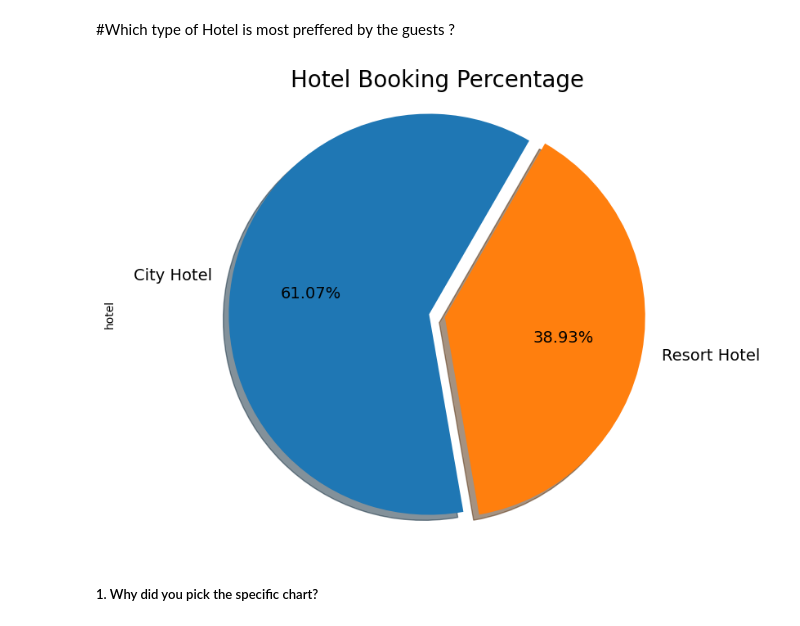
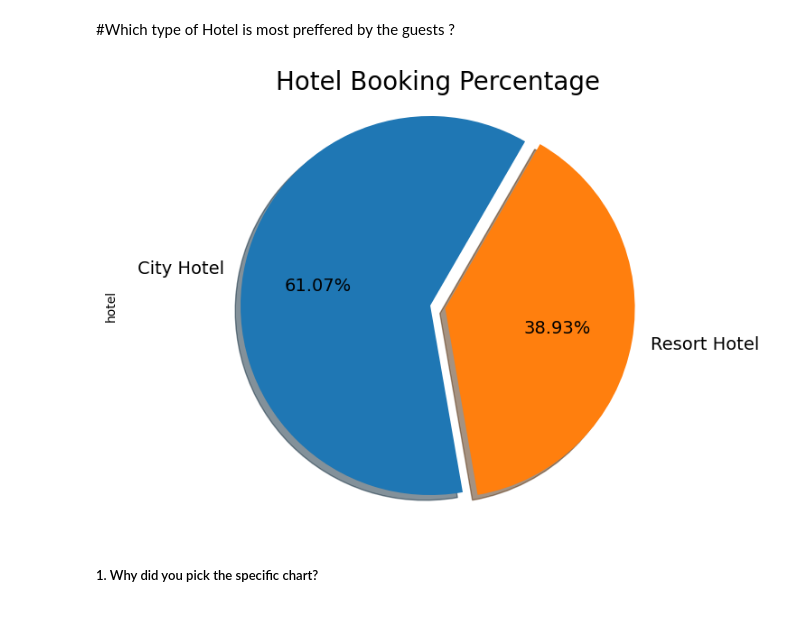
Before and after one commit to khanimrangithu/capstone2-hotel-booking-analysis, a Jupyter notebook: Copy_of_Sample_EDA_Submission_Template.ipynb, the cells around one changed output. Saved outputs shown, nothing was run; the diff lists cells and outputs as text; code cells hidden in the pictures.

```diff
--- a/Copy_of_Sample_EDA_Submission_Template.ipynb
+++ b/Copy_of_Sample_EDA_Submission_Template.ipynb
@@ -465,18 +463,18 @@ After completing all the manipulations, I checked the newly manipulated dataset
 # %%
 # Chart - 1 visualization code
 
 # Count Hotel
 hotel_count = hb_df1.hotel.value_counts()
 
 # Plotting values in a simple pie chart
-hotel_count.plot.pie(figsize=(10, 7), autopct="%1.2f%%", explode=(0.04, 0.04), shadow=True, fontsize=14, startangle=60)
+hotel_count.plot.pie(figsize=(9, 6), autopct="%1.2f%%", explode=(0.04, 0.04), shadow=True, fontsize=14, startangle=60)
 
 # Setting the title
 plt.title("Hotel Booking Percentage", fontsize=20)
 plt.axis("equal")
 plt.show()
 # %% [output]
-[figure, old version]
+[figure, new version]
 # %% [markdown]
 ##### 1. Why did you pick the specific chart?
 # %% [markdown]
```
Also changed, not shown: parts of 18 cells of this notebook.
